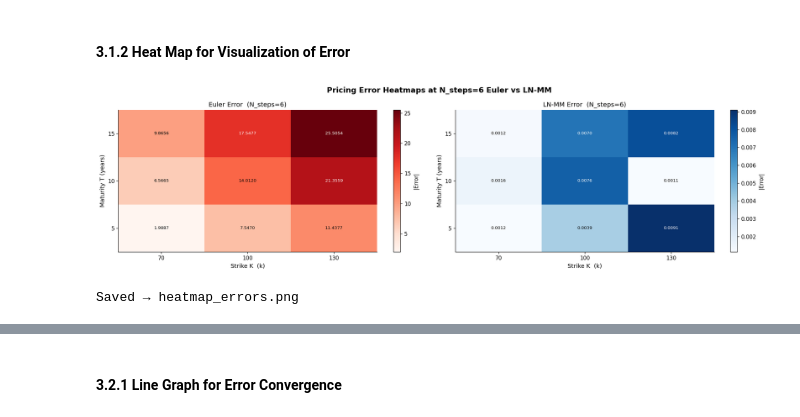
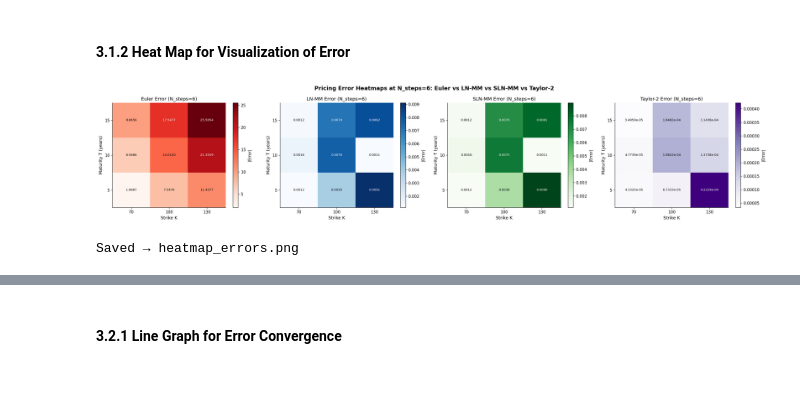
Before and after one commit to JM357/MATH5030Group11, a Jupyter notebook: notebooks/demo.ipynb, the cells around one changed output, grey strips where cells are left out. Drawn from its saved outputs; the diff is of its cells as text; code cells hidden in the pictures; blank space fills up the shorter version.

```diff
--- a/notebooks/demo.ipynb
+++ b/notebooks/demo.ipynb
@@ -381,0 +733,11 @@ Steps= 32 | Euler Price=46.9836, SD=0.132406, SE=0.000132, Err=7.197218, p=0, Si
+# %%
+regime1 ={
+        "name": "Fast Mean-Reverting Regime",
+        "short_name": "fast",
+        "V0": 0.009,
+        "kappa": 18.0,
+        "theta": 0.16 / 18.0,
+        "sigma": 1.8,
+    }
+
+fast_benchmark_df, fast_results_df = run_regime_experiment(regime1)
@@ -447,68 +773,101 @@ plt.show()
 # %% [markdown]
 #### 3.1.2 Heat Map for Visualization of Error
 # %%
-# Use only 6-step rows (worst case for Euler, best case comparison)
 N_STEPS = 6
 
-df = df2[df2.iloc[:, 3] == N_STEPS].iloc[:, [1, 2, 7, 15, 21]].copy()
-df.columns = ["k", "T", "Euler_Error", "LNMM_Error", "Taylor_Error"]
+# ------------------------------------------------------------
+# 1. Build a clean error dataframe by column names
+# ------------------------------------------------------------
+error_cols = {
+    "Euler Error": "Euler_Error",
+    "LN-MM Error": "LNMM_Error",
+    "SLN-MM Error": "SLNMM_Error",
+    "Taylor-2 Error": "Taylor_Error",
+}
 
+df = (
+fast_results_df.loc[fast_results_df["Steps"] == N_STEPS, ["K", "T"] + list(error_cols.keys())]
+    .copy()
+    .rename(columns=error_cols)
+)
+
+# Convert to numeric and take absolute values
 for col in df.columns:
-    df[col] = pd.to_numeric(df[col], errors="coerce").abs()
+    df[col] = pd.to_numeric(df[col], errors="coerce")
+
+error_only_cols = ["Euler_Error", "LNMM_Error", "SLNMM_Error", "Taylor_Error"]
+df[error_only_cols] = df[error_only_cols].abs()
 
 df = df.dropna()
-df["k"] = df["k"].astype(int)
+df["K"] = df["K"].astype(int)
 df["T"] = df["T"].astype(int)
 
-# ── 2. Pivot each error into (T x k) grid ────────────────────────────────────────
+# ------------------------------------------------------------
+# 2. Pivot each error into (T x K) grid
+# ------------------------------------------------------------
 def make_pivot(df, col):
-    return df.pivot(index="T", columns="k", values=col).sort_index(ascending=False)
+    return df.pivot(index="T", columns="K", values=col).sort_index(ascending=False)
 
 euler_pivot  = make_pivot(df, "Euler_Error")
 lnmm_pivot   = make_pivot(df, "LNMM_Error")
+slnmm_pivot  = make_pivot(df, "SLNMM_Error")
 taylor_pivot = make_pivot(df, "Taylor_Error")
 
-# ── 3. Plot ──────────────────────────────────────────────────────────────────────
-fig, axes = plt.subplots(1, 3, figsize=(18, 5))
-fig.suptitle(f"Pricing Error Heatmaps at N_steps={N_STEPS} Euler vs LN-MM",
-             fontsize=14, fontweight="bold")
+# ------------------------------------------------------------
+# 3. Plot
+# ------------------------------------------------------------
+fig, axes = plt.subplots(1, 4, figsize=(24, 5))
+fig.suptitle(
+    f"Pricing Error Heatmaps at N_steps={N_STEPS}: Euler vs LN-MM vs SLN-MM vs Taylor-2",
+    fontsize=14,
+    fontweight="bold"
+)
 
 configs = [
-    (euler_pivot,  "Reds",   "Euler Error"),
-    (lnmm_pivot,   "Blues",  "LN-MM Error"),
-     (taylor_pivot, "Purples","Taylor-2 Error")
+    (euler_pivot,  "Reds",    "Euler Error"),
+    (lnmm_pivot,   "Blues",   "LN-MM Error"),
+    (slnmm_pivot,  "Greens",  "SLN-MM Error"),
+    (taylor_pivot, "Purples", "Taylor-2 Error"),
 ]
 
 for ax, (pivot, cmap, title) in zip(axes, configs):
     vals = pivot.values.astype(float)
     im = ax.imshow(vals, cmap=cmap, aspect="auto")
     plt.colorbar(im, ax=ax, label="|Error|")
 
     # Annotate each cell
+    vmin = np.nanmin(vals)
+    vmax = np.nanmax(vals)
+
     for i in range(vals.shape[0]):
         for j in range(vals.shape[1]):
             v = vals[i, j]
             txt = f"{v:.4f}" if v >= 0.001 else f"{v:.4e}"
-            # pick text color based on background brightness
-            normed = (v - vals.min()) / (vals.max() - vals.min() + 1e-12)
+
+            normed = (v - vmin) / (vmax - vmin + 1e-12)
             text_color = "white" if normed > 0.6 else "black"
-            ax.text(j, i, txt, ha="center", va="center",
-                    fontsize=8, color=text_color)
+
+            ax.text(
+                j, i, txt,
+                ha="center", va="center",
+                fontsize=8, color=text_color
+            )
 
     ax.set_xticks(range(len(pivot.columns)))
     ax.set_xticklabels(pivot.columns)
     ax.set_yticks(range(len(pivot.index)))
     ax.set_yticklabels(pivot.index)
-    ax.set_xlabel("Strike K  (k)", fontsize=11)
+    ax.set_xlabel("Strike K", fontsize=11)
     ax.set_ylabel("Maturity T (years)", fontsize=11)
-    ax.set_title(f"{title}  (N_steps={N_STEPS})", fontsize=12)
+    ax.set_title(f"{title} (N_steps={N_STEPS})", fontsize=12)
 
 plt.tight_layout()
 plt.savefig("heatmap_errors.png", dpi=150, bbox_inches="tight")
 plt.show()
+
 print("Saved → heatmap_errors.png")
 # %% [output]
-[figure, old version]
+[figure, new version]
 Saved → heatmap_errors.png
 # %% [markdown]
 ###  3.2 Andersen-inspired slow mean-reverting long-dated FX regime
```
Also changed, not shown: parts of 31 cells of this notebook.
